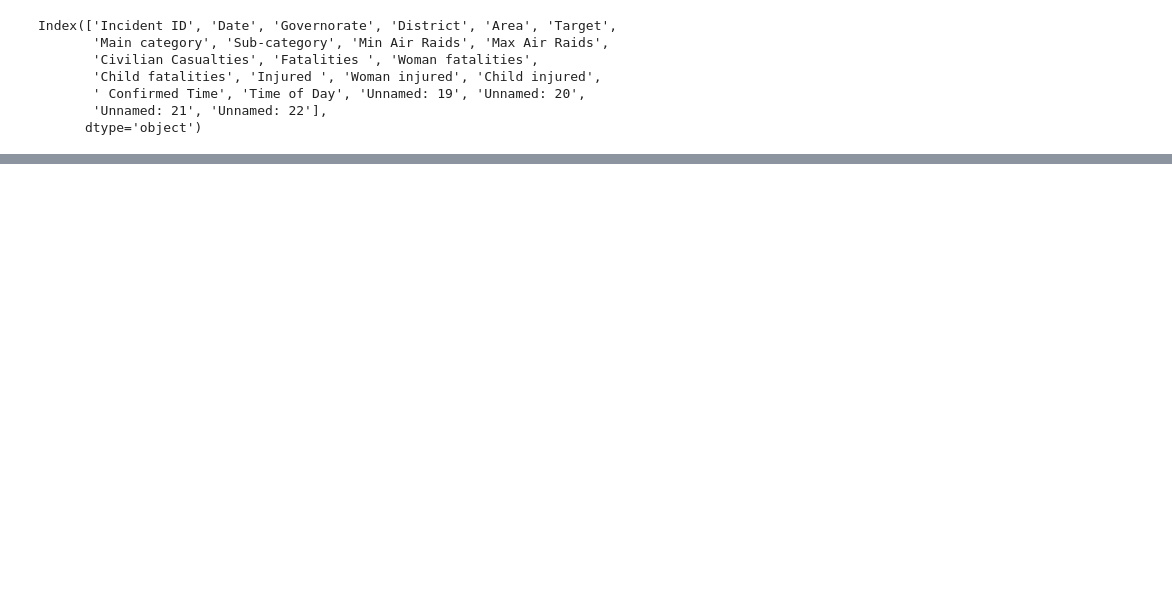
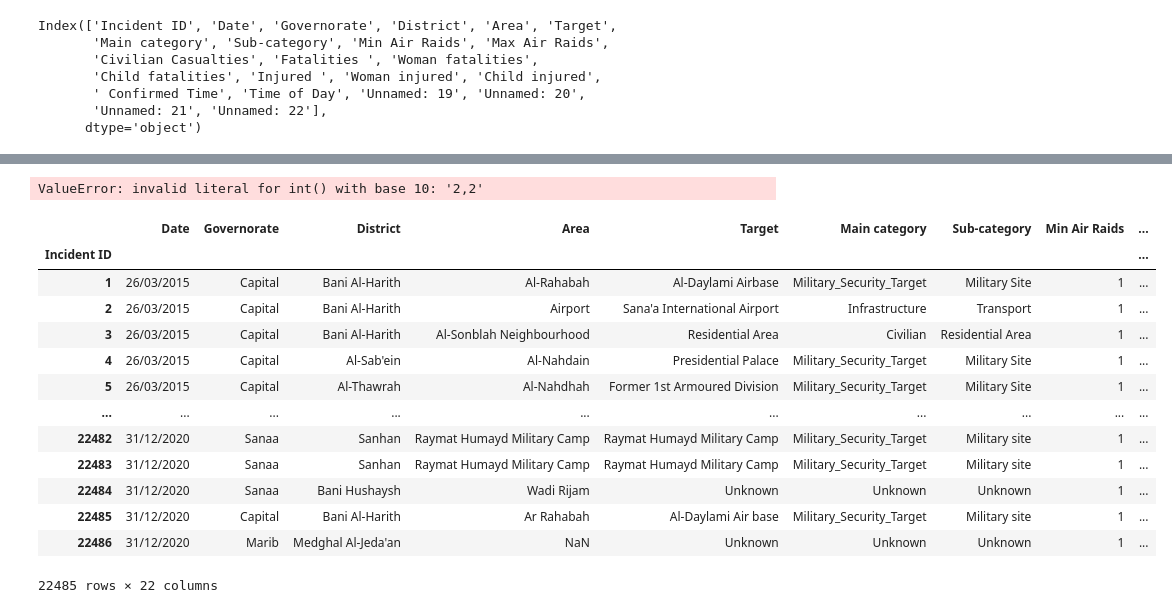
Before and after one commit to gnelsonpr6/yemen_air_raids, a Jupyter notebook: Garrett Notebook.ipynb, the cells around one changed output, grey strips where cells are left out. Saved outputs shown, nothing was run; the diff lists cells and outputs as text; code cells hidden in the pictures; blank space fills up the shorter version.

```diff
--- a/Garrett Notebook.ipynb
+++ b/Garrett Notebook.ipynb
@@ -29,8 +53,8 @@ Index(['Incident ID', 'Date', 'Governorate', 'District', 'Area', 'Target',
        'Unnamed: 21', 'Unnamed: 22'],
       dtype='object')
 # %%
-df = df.drop(columns=['Unnamed: 19', 'Unnamed: 20',
-       'Unnamed: 21', 'Unnamed: 22'])
+#df = df.drop(columns=['Unnamed: 19', 'Unnamed: 20',
+#       'Unnamed: 21', 'Unnamed: 22'])
 # %%
 df
 # %% [output]
@@ -72,0 +74,3 @@ dtype: int64
+# %%
+df['Child injured'] = df['Child injured'].fillna(df['Child injured'].mean())
+df['Max Air Raids'] = df['Max Air Raids'].fillna(df['Max Air Raids'].mean())
@@ -72,0 +93,28 @@ dtype: int64
+# %%
+max_air_raids = []
+for value in df['Max Air Raids']:
+    if value != '-':
+        val = int(value.strip('+'))
+    elif value ==
+    else:
+        val = 0
+    max_air_raids.append(val)
+# %% [output]
+ValueError: invalid literal for int() with base 10: '2,2'
+# %%
+df.set_index('Incident ID')
+# %% [output]
+|  | Date | Governorate | District | Area | Target | Main category | Sub-category | Min Air Raids | ... |
+| Incident ID |  |  |  |  |  |  |  |  | ... |
+| 1 | 26/03/2015 | Capital | Bani Al-Harith | Al-Rahabah | Al-Daylami Airbase | Military_Security_Target | Military Site | 1 | ... |
+| 2 | 26/03/2015 | Capital | Bani Al-Harith | Airport | Sana'a International Airport | Infrastructure | Transport | 1 | ... |
+| 3 | 26/03/2015 | Capital | Bani Al-Harith | Al-Sonblah Neighbourhood | Residential Area | Civilian | Residential Area | 1 | ... |
+| 4 | 26/03/2015 | Capital | Al-Sab'ein | Al-Nahdain | Presidential Palace | Military_Security_Target | Military Site | 1 | ... |
+| 5 | 26/03/2015 | Capital | Al-Thawrah | Al-Nahdhah | Former 1st Armoured Division | Military_Security_Target | Military Site | 1 | ... |
+| ... | ... | ... | ... | ... | ... | ... | ... | ... | ... |
+| 22482 | 31/12/2020 | Sanaa | Sanhan | Raymat Humayd Military Camp | Raymat Humayd Military Camp | Military_Security_Target | Military site | 1 | ... |
+| 22483 | 31/12/2020 | Sanaa | Sanhan | Raymat Humayd Military Camp | Raymat Humayd Military Camp | Military_Security_Target | Military site | 1 | ... |
+| 22484 | 31/12/2020 | Sanaa | Bani Hushaysh | Wadi Rijam | Unknown | Unknown | Unknown | 1 | ... |
+| 22485 | 31/12/2020 | Capital | Bani Al-Harith | Ar Rahabah | Al-Daylami Air base | Military_Security_Target | Military site | 1 | ... |
+| 22486 | 31/12/2020 | Marib | Medghal Al-Jeda'an | NaN | Unknown | Unknown | Unknown | 1 | ... |
+22485 rows × 22 columns
```
Also changed, not shown: parts of 6 cells of this notebook.
